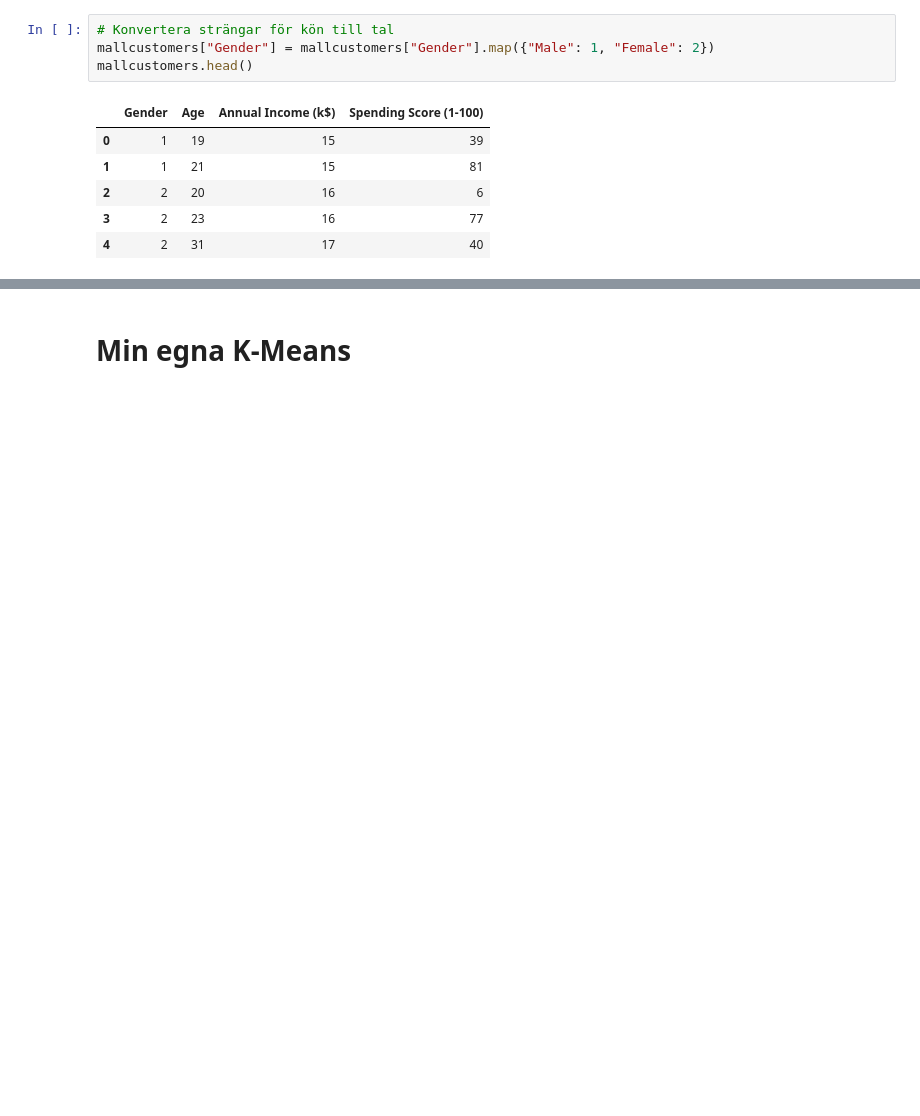
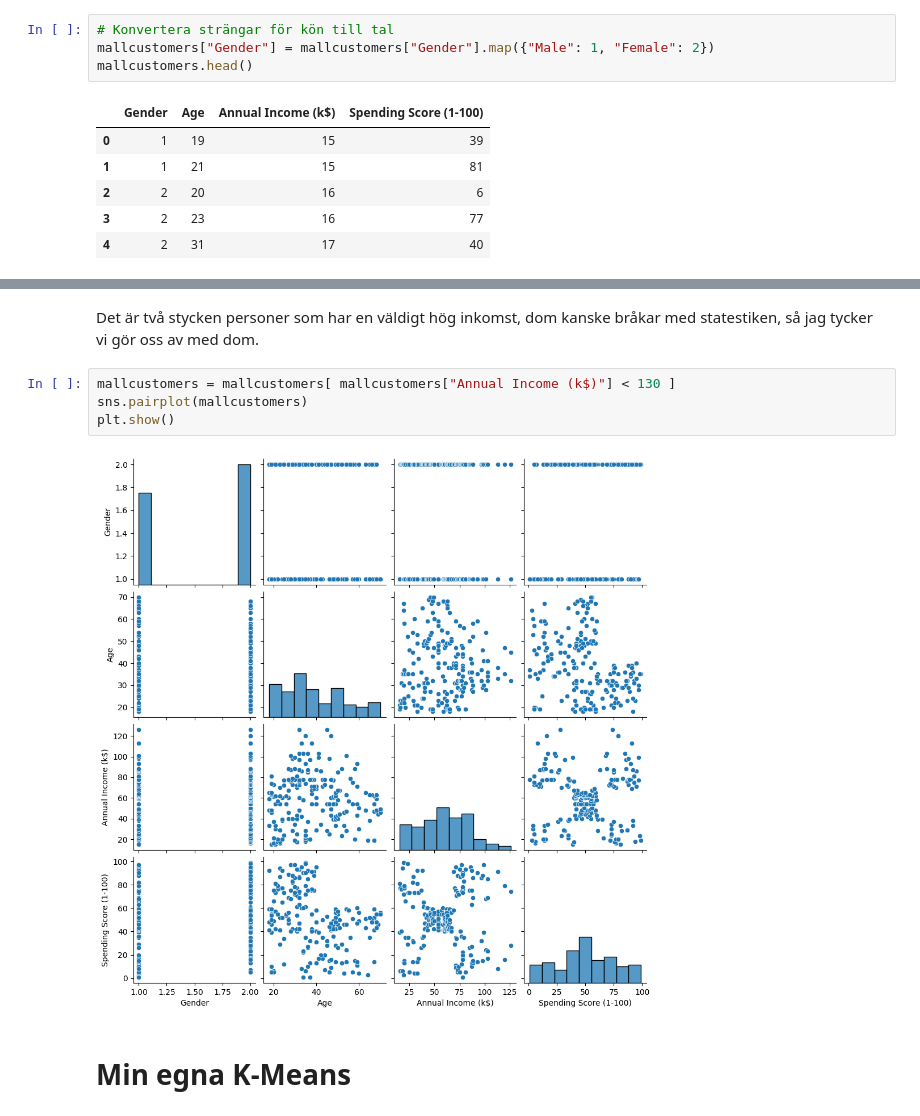
Before and after one commit to Zippy6666/KMeansAssigment, a Jupyter notebook: mykmeans.ipynb, the cells around one changed output, grey strips where cells are left out. Cells and saved outputs as stored; diff of their text form; blank space fills up the shorter version.

```diff
--- a/mykmeans.ipynb
+++ b/mykmeans.ipynb
@@ -79,3 +110,11 @@ mallcustomers.head()
+# %% [markdown]
+Det är två stycken personer som har en väldigt hög inkomst, dom kanske bråkar med statestiken, så jag tycker vi gör oss av med dom.
+# %%
+mallcustomers = mallcustomers[ mallcustomers["Annual Income (k$)"] < 130 ]
+sns.pairplot(mallcustomers)
+plt.show()
+# %% [output]
+[figure, added]
 # %% [markdown]
 # Min egna K-Means
 # %%
```
Also changed, not shown: parts of 17 cells of this notebook, 1 other file.
